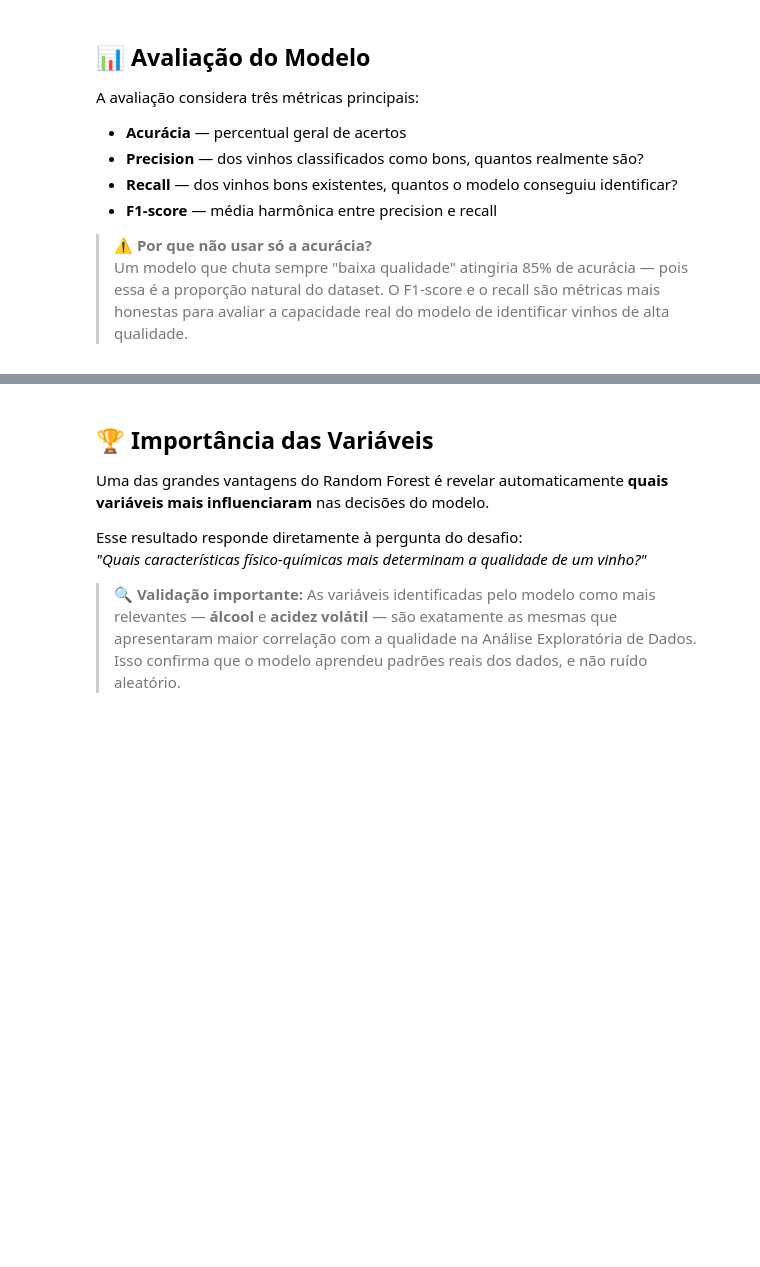
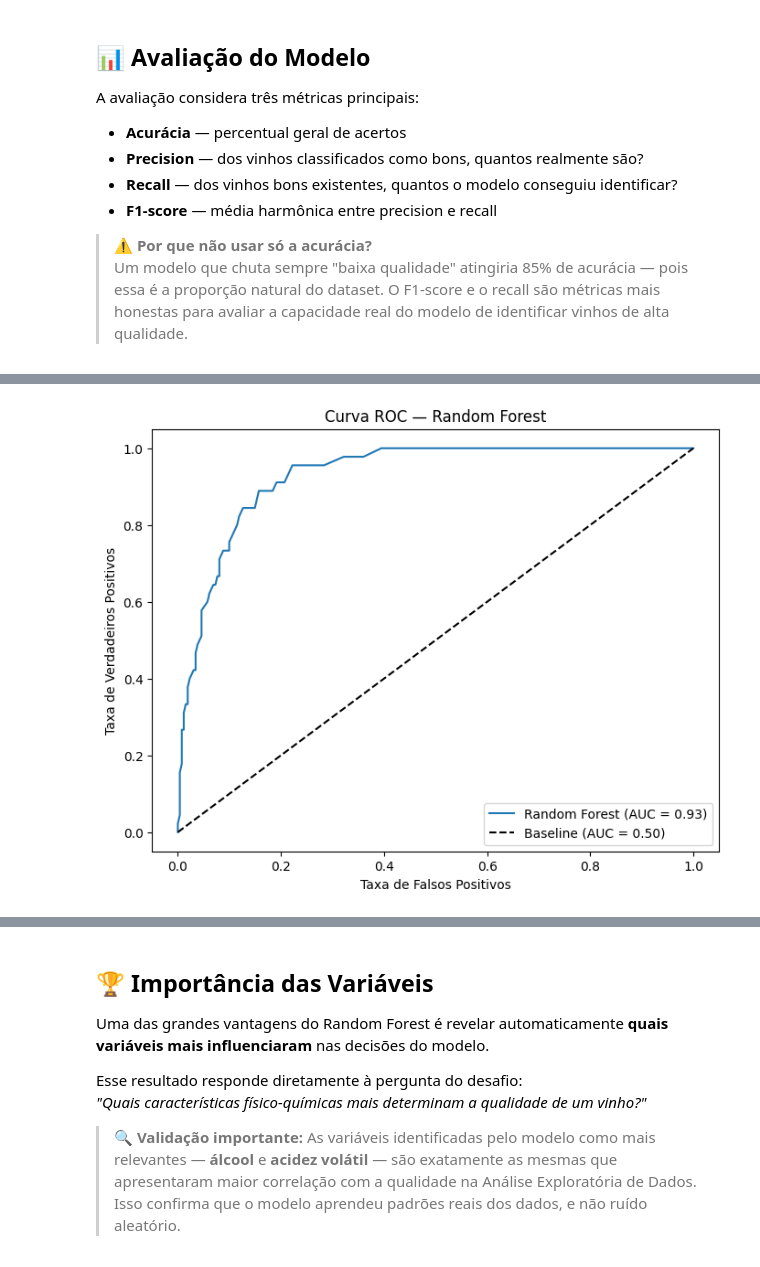
Before and after one commit to MayconNune/PosGraduacao_DataAnalytics---Machine-Learning---Grupo-31, a Jupyter notebook: models/randomforest.ipynb, the cells around one changed output, grey strips where cells are left out. Cells and saved outputs as stored; diff of their text form; code cells hidden in the pictures; blank space fills up the shorter version.

```diff
--- a/models/randomforest.ipynb
+++ b/models/randomforest.ipynb
@@ -135,0 +156,21 @@ Acurácia: 0.89
+# %%
+# Calculando as probabilidades
+y_scores = rf.predict_proba(X_test)[:, 1]
+
+# Calculando TPR e FPR
+fpr, tpr, thresholds = roc_curve(y_test, y_scores)
+
+# Calculando o AUC
+auc = roc_auc_score(y_test, y_scores)
+
+# Plotando a curva ROC
+plt.figure(figsize=(8, 6))
+plt.plot(fpr, tpr, label=f'Random Forest (AUC = {auc:.2f})')
+plt.plot([0, 1], [0, 1], 'k--', label='Baseline (AUC = 0.50)')
+plt.xlabel('Taxa de Falsos Positivos')
+plt.ylabel('Taxa de Verdadeiros Positivos')
+plt.title('Curva ROC — Random Forest')
+plt.legend()
+plt.show()
+# %% [output]
+[figure, added]
```
Also changed, not shown: parts of 28 cells of this notebook.
